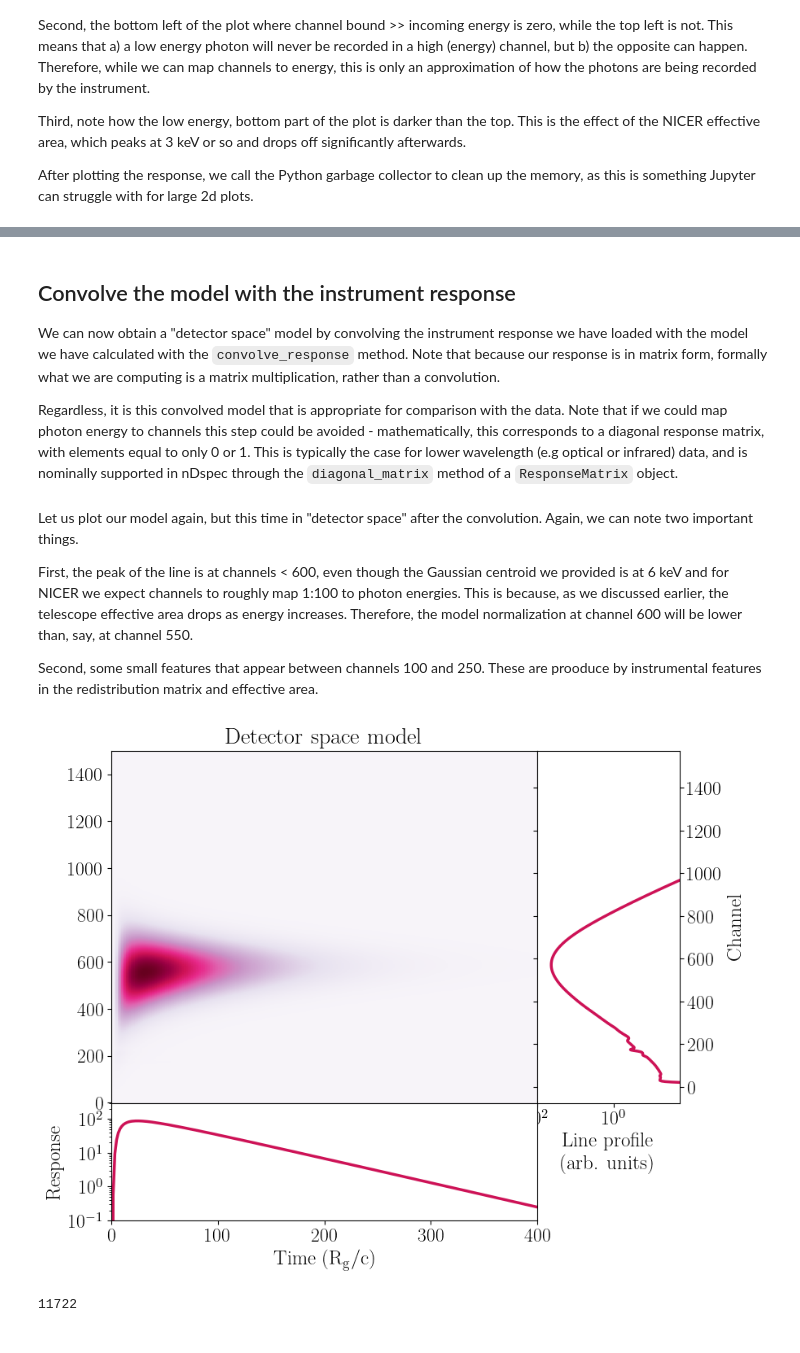
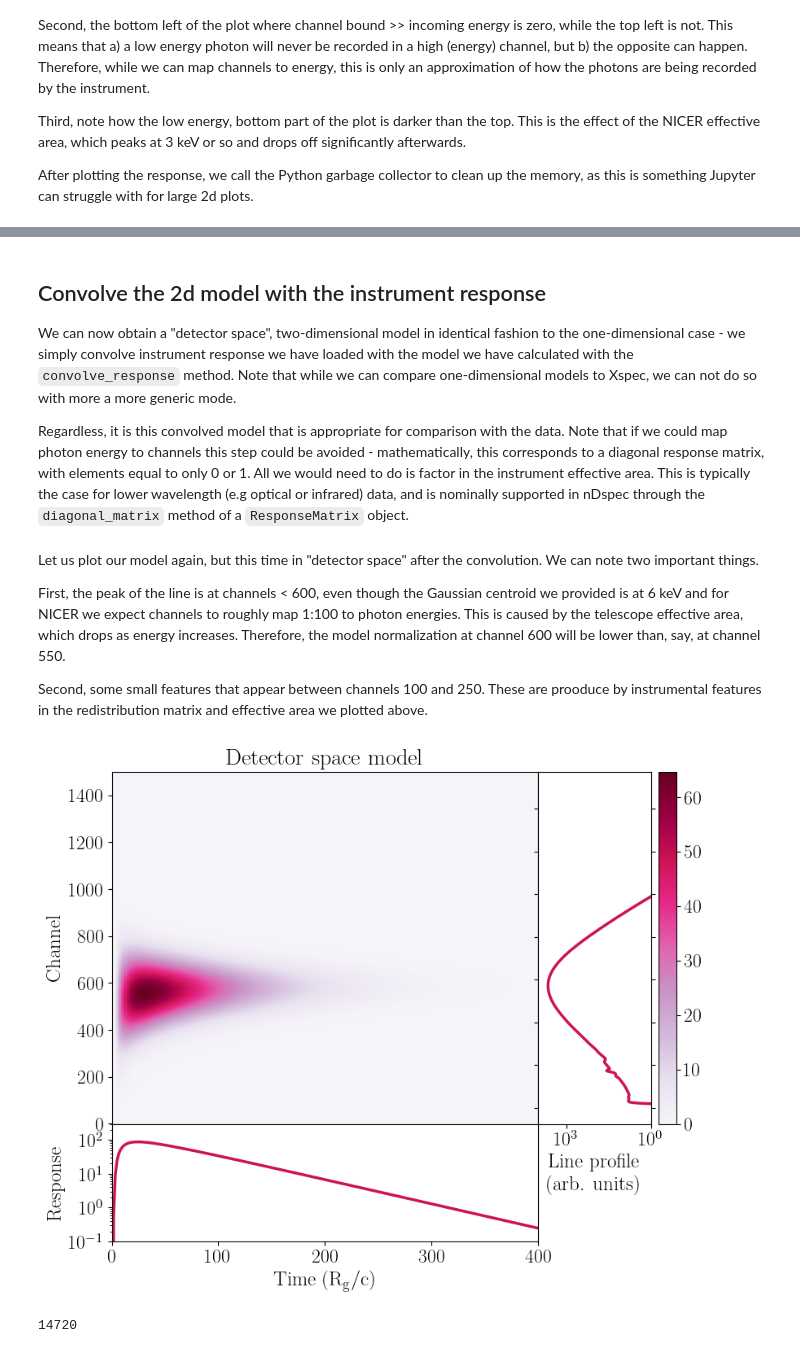
Before and after one commit to matteolucchini1/nDspec, a Jupyter notebook: docs/response_basics.ipynb, the cells around one changed output, grey strips where cells are left out. Cells and saved outputs as stored; diff of their text form; code cells hidden in the pictures.

Commit message:
Updated first response notebook

`````diff
--- a/docs/response_basics.ipynb
+++ b/docs/response_basics.ipynb
@@ -56,7 +157,5 @@ This impulse response is defined in "energy space": the model provides photon co
 # %%
-import numpy as np
-
-#import numpy and define our model functions:
+#define our model functions:
 def gaussian(array, params):
     center = params[0]
     width = params[1]
@@ -90,3 +189,10 @@ def gauss_fred(array1,array2,params):
     line_profile = np.sum(fred_pulse,axis=1)
     pulse_profile = np.sum(fred_pulse,axis=0)
     return fred_pulse, line_profile, pulse_profile
+
+#define a time grid and evaulaute the model defined earlier
+time_res = 250
+time_array = np.linspace(0.1,400,time_res)
+
+#this time, we do not multiply by the bin width because it makes visualizing the 2d model a bit easier
+impulse_test, line_profile, pulse_profile = gauss_fred(time_array,nicer_grid,[1.,2.5,6.0,10,60,-0.25])
@@ -173,24 +247,20 @@ gc.collect()
 # %% [markdown]
-## Convolve the model with the instrument response
+## Convolve the 2d model with the instrument response
 
-We can now obtain a "detector space" model by convolving the instrument response we have loaded with the model we have calculated with the ```convolve_response``` method. Note that because our response is in matrix form, formally what we are computing is a matrix multiplication, rather than a convolution.
+We can now obtain a "detector space", two-dimensional model in identical fashion to the one-dimensional case - we simply convolve instrument response we have loaded with the model we have calculated with the ```convolve_response``` method. Note that while we can compare one-dimensional models to Xspec, we can not do so with more a more generic mode.
 
-Regardless, it is this convolved model that is appropriate for comparison with the data. Note that if we could map photon energy to channels this step could be avoided - mathematically, this corresponds to a diagonal response matrix, with elements equal to only 0 or 1. This is typically the case for lower wavelength (e.g optical or infrared) data, and is nominally supported in nDspec through the ````diagonal_matrix```` method of a ````ResponseMatrix```` object.
+Regardless, it is this convolved model that is appropriate for comparison with the data. Note that if we could map photon energy to channels this step could be avoided - mathematically, this corresponds to a diagonal response matrix, with elements equal to only 0 or 1. All we would need to do is factor in the instrument effective area. This is typically the case for lower wavelength (e.g optical or infrared) data, and is nominally supported in nDspec through the ````diagonal_matrix```` method of a ````ResponseMatrix```` object.
 # %%
-convolved_model = nicer_matrix.convolve_response(impulse_test)
+convolved_model = nicer_matrix.convolve_response(impulse_test,units_in='rate')
 # %% [markdown]
-Let us plot our model again, but this time in "detector space" after the convolution. Again, we can note two important things.
+Let us plot our model again, but this time in "detector space" after the convolution. We can note two important things.
 
-First, the peak of the line is at channels < 600, even though the Gaussian centroid we provided is at 6 keV and for NICER we expect channels to roughly map 1:100 to photon energies. This is because, as we discussed earlier, the telescope effective area drops as energy increases. Therefore, the model normalization at channel 600 will be lower than, say, at channel 550.
+First, the peak of the line is at channels < 600, even though the Gaussian centroid we provided is at 6 keV and for NICER we expect channels to roughly map 1:100 to photon energies. This is caused by the telescope effective area, which drops as energy increases. Therefore, the model normalization at channel 600 will be lower than, say, at channel 550.
 
-Second, some small features that appear between channels 100 and 250. These are prooduce by instrumental features in the redistribution matrix and effective area.
+Second, some small features that appear between channels 100 and 250. These are prooduce by instrumental features in the redistribution matrix and effective area we plotted above.
 # %%
 #plot the model again to visualize it:
-convolved_line_profile = np.zeros(nicer_matrix.n_chans)
-
-for i in range(time_res):
-    for j in range(nicer_matrix.n_chans):
-        convolved_line_profile[j] = convolved_line_profile[j] + convolved_model[j][i]
+convolved_line_profile = np.sum(convolved_model,axis=1)
 
 colorscale = pl.cm.PuRd(np.linspace(0.,1.,5))
 
@@ -199,40 +269,42 @@ fig = plt.figure(figsize=(9.,7.5))
 gs = gridspec.GridSpec(200,200)
 gs.update(wspace=0,hspace=0)
 ax = plt.subplot(gs[:-50,:-50])
 side = plt.subplot(gs[:-50,-50:200])
 below = plt.subplot(gs[-50:200,:-50])
 
-ax.pcolormesh(time_array,nicer_matrix.chans,convolved_model,cmap="PuRd",
-              shading='auto',linewidth=0,rasterized=True)
+c = ax.pcolormesh(time_array,nicer_matrix.chans,convolved_model,cmap="PuRd",
+                  shading='auto',linewidth=0,rasterized=True)
 
 ax.set_xticklabels([])
 ax.set_xlim([0,400.])
 ax.xaxis.set_visible(False)
+ax.set_ylabel("Channel",fontsize=18)
 
 below.semilogy(time_array,pulse_profile,linewidth=2.5,color=colorscale[3])
 below.set_xlabel("Time ($\\rm{R_g}/c$)",fontsize=18)
 below.set_ylabel("Response",fontsize=18)
 below.set_xlim([0,400.])
 below.set_ylim([1e-1,3e2])
 
 side.plot(convolved_line_profile,nicer_matrix.chans,linewidth=2.5,color=colorscale[3])
 side.invert_xaxis()
 side.yaxis.tick_right()
 side.yaxis.set_label_position('right')
 side.yaxis.set_ticks_position('both')
+side.set_yticklabels([], minor=False)
 side.set_xlabel("Line profile \n (arb. units)",fontsize=18)
-side.set_ylabel("Channel",fontsize=18)
 side.set_xscale("log")
-side.set_xlim([1e2,2e-2])
+side.set_xlim([1e4,1])
+
+fig.colorbar(c, ax=side)
 
 ax.set_title("Detector space model")
 
 plt.show()
-
 gc.collect()
 # %% [output]
-[figure, old version]
+[figure, new version]
-11722
+14720
 # %% [markdown]
 ## Benchmark the convolution:
 
`````
Also changed, not shown: parts of 29 cells of this notebook, 2 other files.
